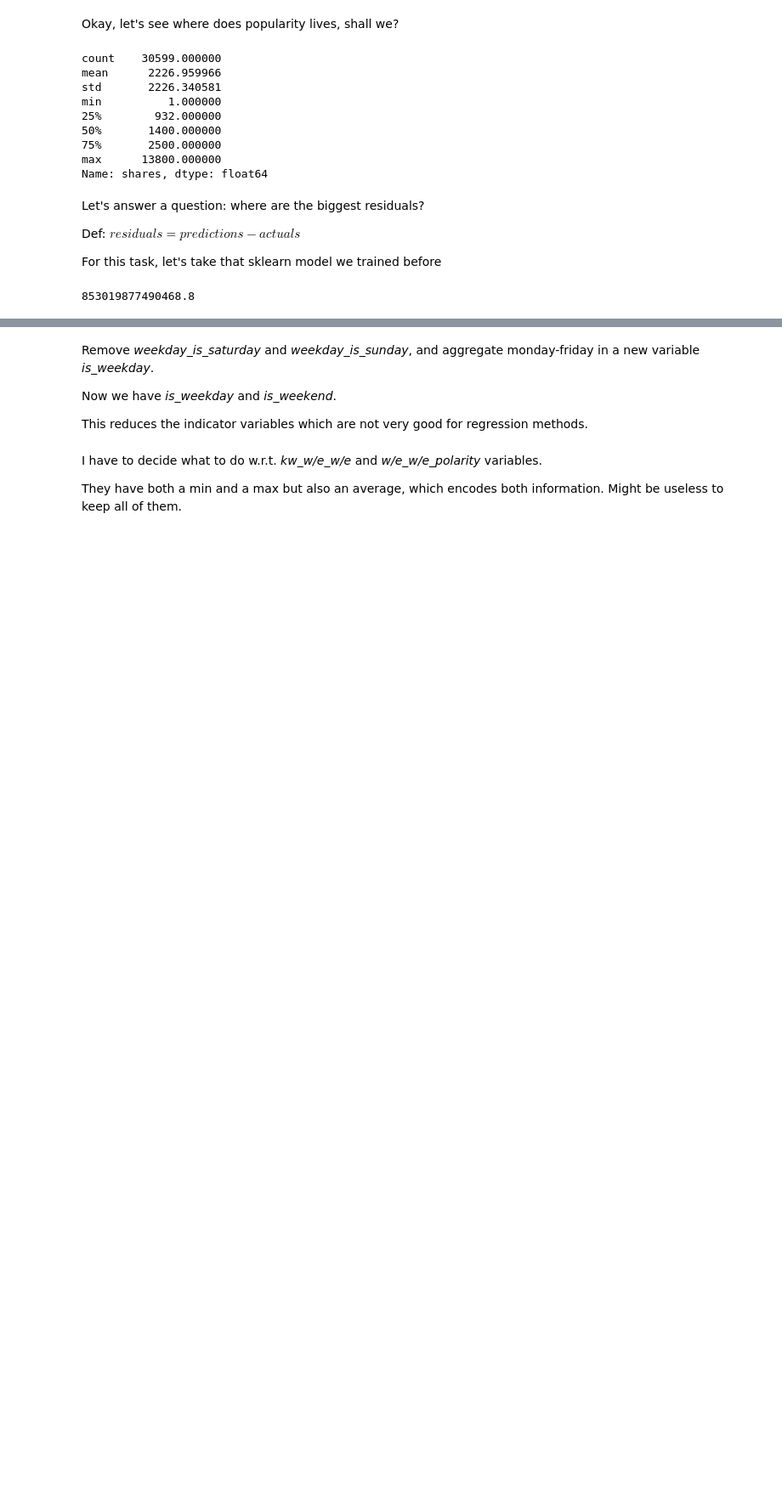
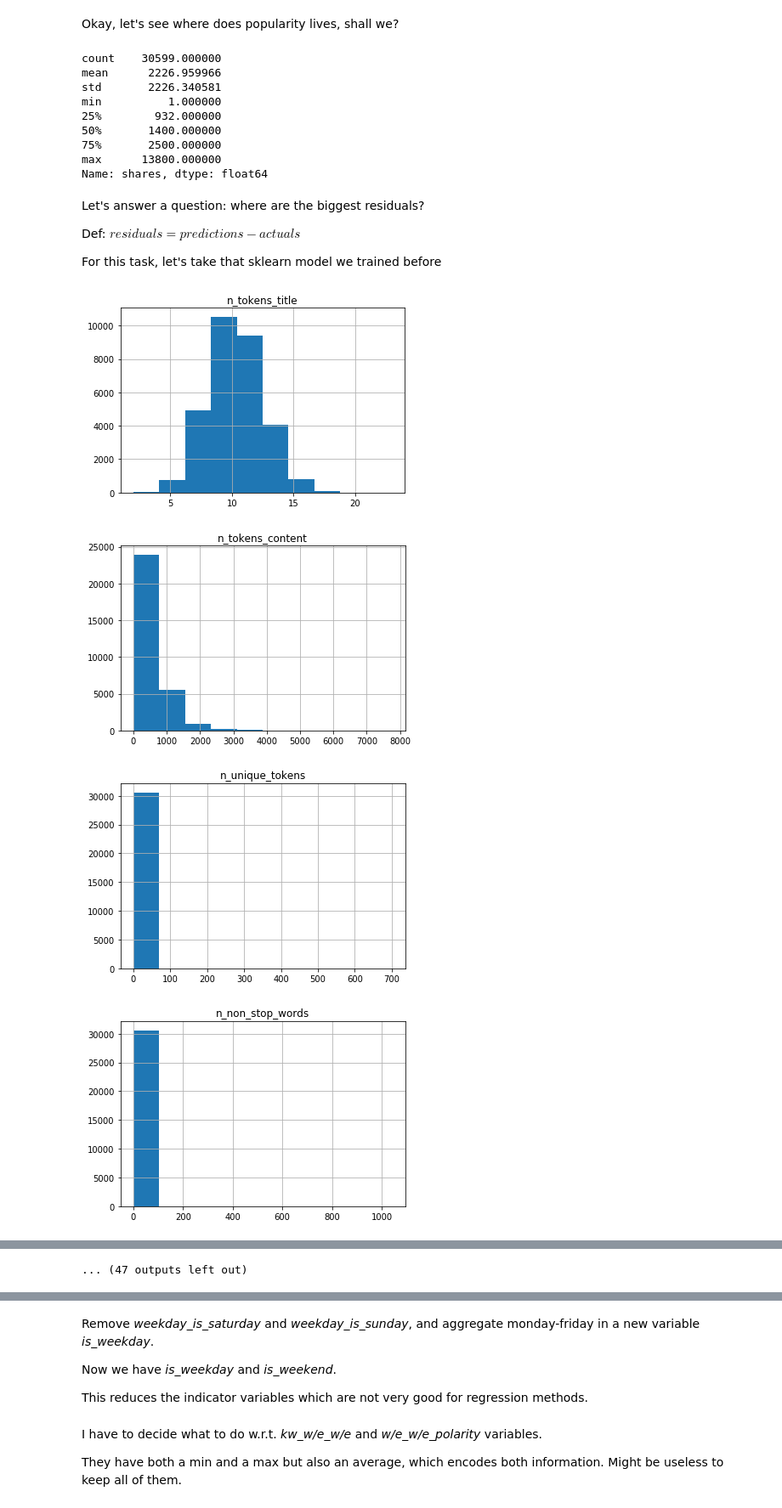
Before and after one commit to giuliano0/mo444-2018s1, a Jupyter notebook: lab1/src/exploration.ipynb, the cells around one changed output, grey strips where cells are left out. Shown: that part at 85% size. Cells and saved outputs as stored; diff of their text form; code cells hidden in the pictures; blank space fills up the shorter version.

```diff
--- a/lab1/src/exploration.ipynb
+++ b/lab1/src/exploration.ipynb
@@ -324,7 +327,13 @@ Let's answer a question: where are the biggest residuals?
 Def: $residuals = predictions - actuals$
 
 For this task, let's take that sklearn model we trained before
-# %%
-model.intercept_
-# %% [output]
-853019877490468.8
+# %%
+for col in data.drop(['url', 'timedelta'], axis=1).columns:
+    data[col].hist(bins=10)
+    plt.title(col)
+    plt.show()
+# %% [output]
+[figure, added]
+[figure, added]
+[figure, added]
+[figure, added]
@@ -330,0 +348 @@ model.intercept_
+... (47 outputs left out)
```
Also changed, not shown: parts of 6 cells of this notebook, 8 other files.
